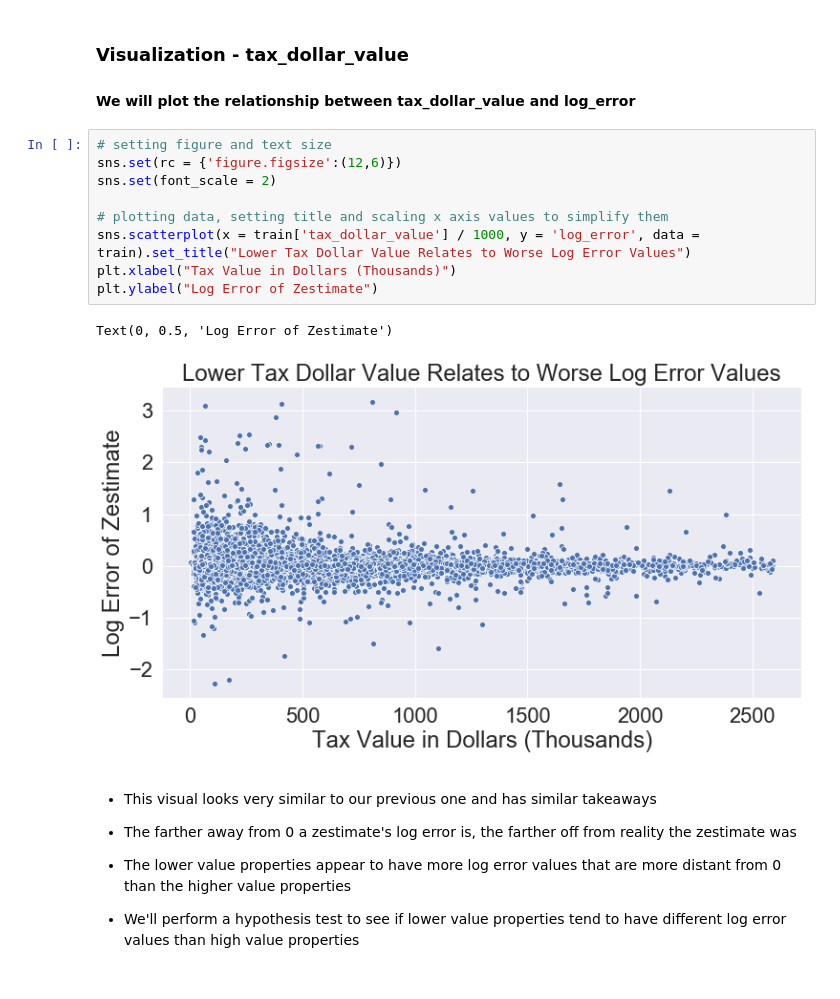
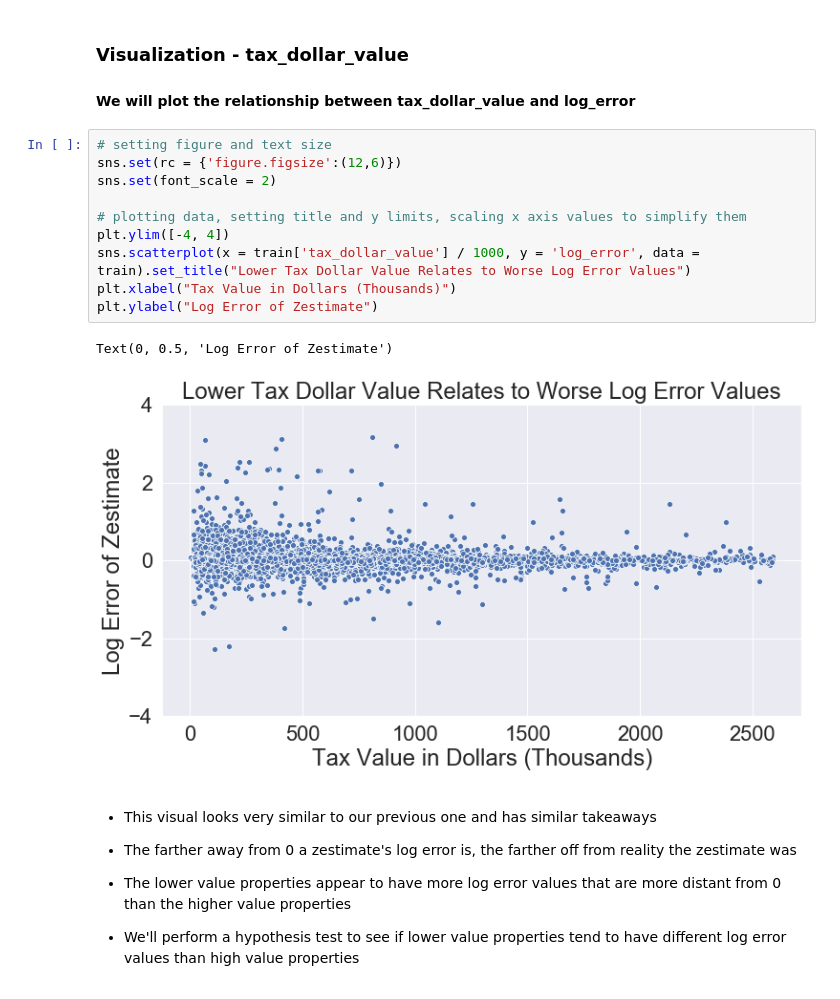
Before and after one commit to SamuelD-Data/zillow_clustering_project, a Jupyter notebook: zillow_clustering_project_notebook.ipynb, the cells around one changed output. Saved outputs shown, nothing was run; the diff lists cells and outputs as text.

Commit message:
updated y limits on plots

```diff
--- a/zillow_clustering_project_notebook.ipynb
+++ b/zillow_clustering_project_notebook.ipynb
@@ -702,15 +702,16 @@ Let's now explore how tax dollar value relates to log error.
 # %%
 # setting figure and text size
 sns.set(rc = {'figure.figsize':(12,6)})
 sns.set(font_scale = 2)
 
-# plotting data, setting title and scaling x axis values to simplify them
+# plotting data, setting title and y limits, scaling x axis values to simplify them
+plt.ylim([-4, 4])
 sns.scatterplot(x = train['tax_dollar_value'] / 1000, y = 'log_error', data = train).set_title("Lower Tax Dollar Value Relates to Worse Log Error Values")
 plt.xlabel("Tax Value in Dollars (Thousands)")
 plt.ylabel("Log Error of Zestimate")
 # %% [output]
 Text(0, 0.5, 'Log Error of Zestimate')
-[figure, old version]
+[figure, new version]
 # %% [markdown]
 - This visual looks very similar to our previous one and has similar takeaways
 
```
Also changed, not shown: parts of 4 cells of this notebook.
